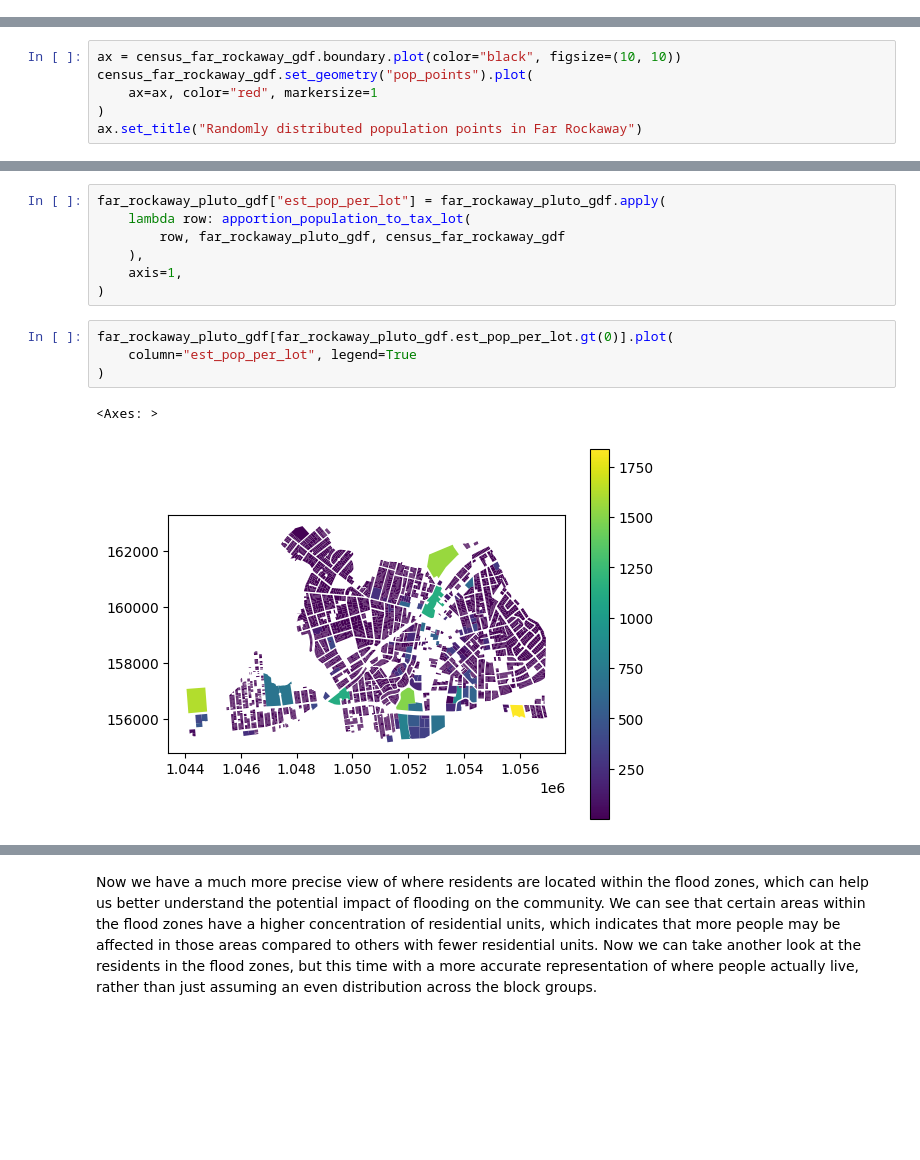
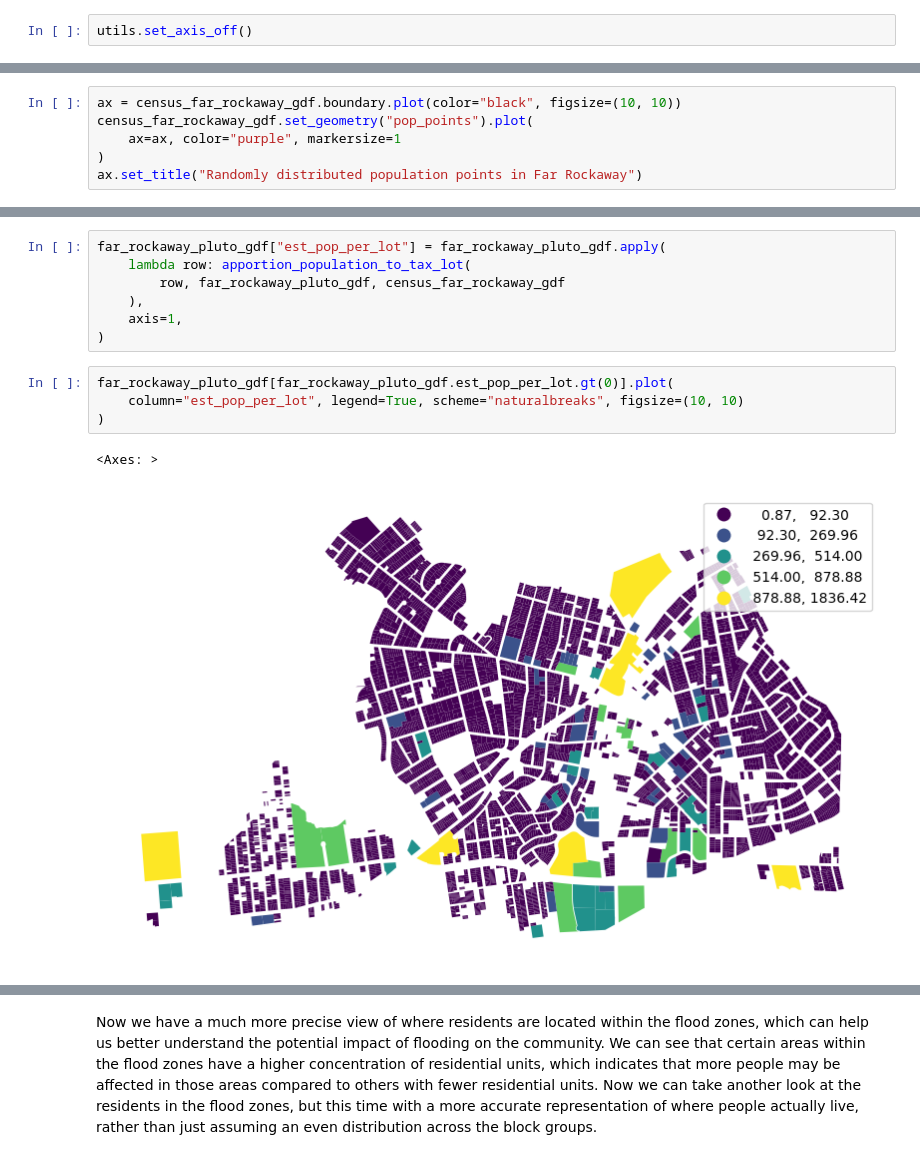
Before and after one commit to mapping-systems/cdp-mapping-systems, a Jupyter notebook: content/Tutorials/flood_vulnerability_proportional_split.ipynb, the cells around one changed output, grey strips where cells are left out. Saved outputs shown, nothing was run; the diff lists cells and outputs as text; blank space fills up the shorter version.

```diff
--- a/content/Tutorials/flood_vulnerability_proportional_split.ipynb
+++ b/content/Tutorials/flood_vulnerability_proportional_split.ipynb
@@ -15,6 +18,8 @@ from cdptools import utils
 # %%
 import geopandas as gpd
 import requests
+# %%
+utils.set_axis_off()
 # %%
 far_rockaway_gdf = gpd.read_file(
     "https://data.cityofnewyork.us/resource/9nt8-h7nd.geojson?$query=SELECT%20borocode%2C%20boroname%2C%20countyfips%2C%20nta2020%2C%20ntaname%2C%20ntaabbrev%2C%20ntatype%2C%20cdta2020%2C%20cdtaname%2C%20shape_leng%2C%20shape_area%2C%20the_geom%20SEARCH%20%22far%22"
@@ -137,7 +120,7 @@ census_far_rockaway_gdf["pop_points"] = census_far_rockaway_gdf.apply(
 # %%
 ax = census_far_rockaway_gdf.boundary.plot(color="black", figsize=(10, 10))
 census_far_rockaway_gdf.set_geometry("pop_points").plot(
-    ax=ax, color="red", markersize=1
+    ax=ax, color="purple", markersize=1
 )
 ax.set_title("Randomly distributed population points in Far Rockaway")
 # %% [output]
@@ -199,8 +182,8 @@ far_rockaway_pluto_gdf["est_pop_per_lot"] = far_rockaway_pluto_gdf.apply(
 )
 # %%
 far_rockaway_pluto_gdf[far_rockaway_pluto_gdf.est_pop_per_lot.gt(0)].plot(
-    column="est_pop_per_lot", legend=True
+    column="est_pop_per_lot", legend=True, scheme="naturalbreaks", figsize=(10, 10)
 )
 # %% [output]
 <Axes: >
-[figure, old version]
+[figure, new version]
```
Also changed, not shown: parts of 11 cells of this notebook.
